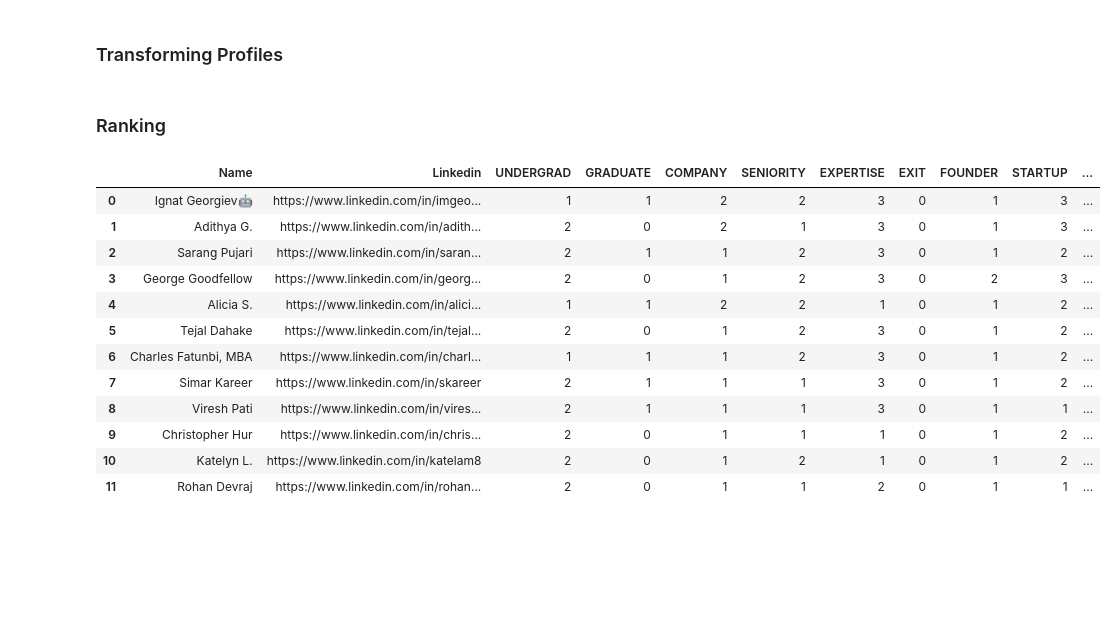
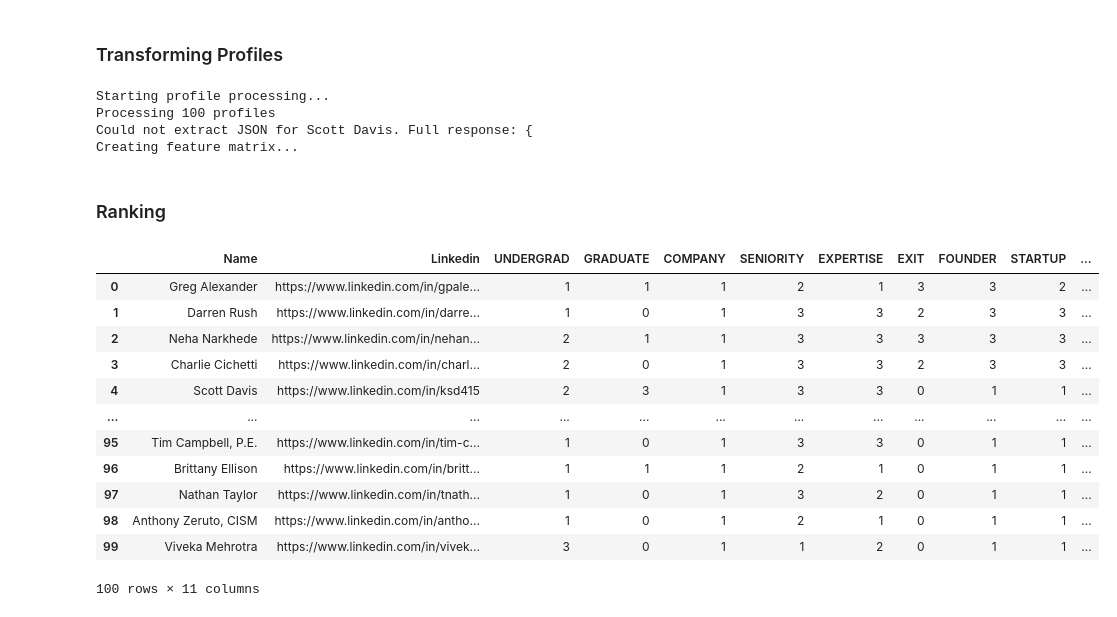
Before and after one commit to vireshpati/founder-rank, a Jupyter notebook: notebooks/founder-rank.ipynb, the cells around one changed output. Cells and saved outputs as stored; diff of their text form; code cells hidden in the pictures; blank space fills up the shorter version.

Commit message:
search pipeline run

```diff
--- a/notebooks/founder-rank.ipynb
+++ b/notebooks/founder-rank.ipynb
@@ -54,6 +57,25 @@ MODEL_PATH = '../models/founder_rank_best.pkl'
 # %%
+with open(f"../data/proxycurl/{LIST_NAME}.json", "r") as json_file:
+    data = json.load(json_file)
+ids = ",".join([f['profile']['public_identifier'] for f in data['results']])
+
 if SEARCH:
-    data = search_founders(px=px, limit=N)
+    data = search_founders(px=px, limit=N, ids=ids)
+
+    existing_data = {"results": []}
+    try:
+        with open(f"../data/proxycurl/{LIST_NAME}.json", "r") as json_file:
+            existing_data = json.load(json_file)
+
+        existing_data["results"].extend(data["results"])
+        data = existing_data
+    except FileNotFoundError:
+        # File doesn't exist yet, use new data as is
+        pass
+
+    # Save the combined data
+    with open(f"../data/proxycurl/{LIST_NAME}.json", "w") as json_file:
+        json.dump(data, json_file)
 else:
     data = []
     with open(f"../data/proxycurl/{LIST_NAME}.json", "r") as json_file:
@@ -66,7 +88,7 @@ else:
             print(f'already processed {url} ... skipping')
             continue
         print(f"Fetching profile: {url}")
-        profile = px.fetch_linkedin_profile(url, use_cache="if-recent")
+        profile = px.fetch_linkedin_profile(url, use_cache="if-present")
         if profile:
             data.append({"profile": profile})
 # %% [output]
@@ -113,31 +123,43 @@ data
 T = ProfileTransforms(data)
 DF_DIR = f'../data/sample_encodings/'
 
-# df = T.process_profiles(profiles=data, perplexity_client=pc, output_dir=DF_DIR,batch_code=LIST_NAME)
+df = T.process_profiles(profiles=data, perplexity_client=pc, output_dir=None,batch_code=LIST_NAME)
 
+import os
 
-df = pd.read_csv(f'{DF_DIR}{LIST_NAME}-profiles.csv', index_col=False)
-df['feature_vector'] = df['feature_vector'].apply(lambda x: np.fromstring(x.strip("[]"), sep=' '))
-T.df = df
+csv_path = f'{DF_DIR}{LIST_NAME}-profiles.csv'
+file_exists = os.path.isfile(csv_path)
+
+# If file exists, append without headers; otherwise create new file with headers
+df.to_csv(csv_path, mode='a', header=not file_exists, index=False)
+
+# df = pd.read_csv(f'{DF_DIR}{LIST_NAME}-profiles.csv', index_col=False)
+# df['feature_vector'] = df['feature_vector'].apply(lambda x: np.fromstring(x.strip("[]"), sep=' '))
+# T.df = df
+# %% [output]
+Starting profile processing...
+Processing 100 profiles
+Could not extract JSON for Scott Davis. Full response: {
+Creating feature matrix...
 # %% [markdown]
 ### Ranking
 # %%
 
 ranked_results = rank_profiles(df, T.get_feature_matrix(), model_dict=load_model(model_path=MODEL_PATH))
 display(ranked_results[['Name','Linkedin','UNDERGRAD','GRADUATE','COMPANY','SENIORITY','EXPERTISE','EXIT','FOUNDER','STARTUP','score']].sort_values(by="score", ascending=False))
 
-# ranked_results.to_csv(f'../out/founders-{len([f for f in os.listdir("../out") if f.startswith("founders-")]) + 1}.csv', index=False)
+ranked_results[['Name','Linkedin','Current Title','Current Company', 'score', 'UNDERGRAD','GRADUATE','COMPANY','SENIORITY','EXPERTISE','EXIT','FOUNDER','STARTUP']].to_csv(f'../out/{LIST_NAME}.csv', index=False)
 # %% [output]
 |  | Name | Linkedin | UNDERGRAD | GRADUATE | COMPANY | SENIORITY | EXPERTISE | EXIT | FOUNDER | STARTUP | ... |
-| 0 | Ignat Georgiev🤖 | https://www.linkedin.com/in/imgeo... | 1 | 1 | 2 | 2 | 3 | 0 | 1 | 3 | ... |
-| 1 | Adithya G. | https://www.linkedin.com/in/adith... | 2 | 0 | 2 | 1 | 3 | 0 | 1 | 3 | ... |
-| 2 | Sarang Pujari | https://www.linkedin.com/in/saran... | 2 | 1 | 1 | 2 | 3 | 0 | 1 | 2 | ... |
-| 3 | George Goodfellow | https://www.linkedin.com/in/georg... | 2 | 0 | 1 | 2 | 3 | 0 | 2 | 3 | ... |
-| 4 | Alicia S. | https://www.linkedin.com/in/alici... | 1 | 1 | 2 | 2 | 1 | 0 | 1 | 2 | ... |
-| 5 | Tejal Dahake | https://www.linkedin.com/in/tejal... | 2 | 0 | 1 | 2 | 3 | 0 | 1 | 2 | ... |
-| 6 | Charles Fatunbi, MBA | https://www.linkedin.com/in/charl... | 1 | 1 | 1 | 2 | 3 | 0 | 1 | 2 | ... |
-| 7 | Simar Kareer | https://www.linkedin.com/in/skareer | 2 | 1 | 1 | 1 | 3 | 0 | 1 | 2 | ... |
-| 8 | Viresh Pati | https://www.linkedin.com/in/vires... | 2 | 1 | 1 | 1 | 3 | 0 | 1 | 1 | ... |
-| 9 | Christopher Hur | https://www.linkedin.com/in/chris... | 2 | 0 | 1 | 1 | 1 | 0 | 1 | 2 | ... |
-| 10 | Katelyn L. | https://www.linkedin.com/in/katelam8 | 2 | 0 | 1 | 2 | 1 | 0 | 1 | 2 | ... |
-| 11 | Rohan Devraj | https://www.linkedin.com/in/rohan... | 2 | 0 | 1 | 1 | 2 | 0 | 1 | 1 | ... |
+| 0 | Greg Alexander | https://www.linkedin.com/in/gpale... | 1 | 1 | 1 | 2 | 1 | 3 | 3 | 2 | ... |
+| 1 | Darren Rush | https://www.linkedin.com/in/darre... | 1 | 0 | 1 | 3 | 3 | 2 | 3 | 3 | ... |
+| 2 | Neha Narkhede | https://www.linkedin.com/in/nehan... | 2 | 1 | 1 | 3 | 3 | 3 | 3 | 3 | ... |
+| 3 | Charlie Cichetti | https://www.linkedin.com/in/charl... | 2 | 0 | 1 | 3 | 3 | 2 | 3 | 3 | ... |
+| 4 | Scott Davis | https://www.linkedin.com/in/ksd415 | 2 | 3 | 1 | 3 | 3 | 0 | 1 | 1 | ... |
+| ... | ... | ... | ... | ... | ... | ... | ... | ... | ... | ... | ... |
+| 95 | Tim Campbell, P.E. | https://www.linkedin.com/in/tim-c... | 1 | 0 | 1 | 3 | 3 | 0 | 1 | 1 | ... |
+| 96 | Brittany Ellison | https://www.linkedin.com/in/britt... | 1 | 1 | 1 | 2 | 1 | 0 | 1 | 1 | ... |
+| 97 | Nathan Taylor | https://www.linkedin.com/in/tnath... | 1 | 0 | 1 | 3 | 2 | 0 | 1 | 1 | ... |
+| 98 | Anthony Zeruto, CISM | https://www.linkedin.com/in/antho... | 1 | 0 | 1 | 2 | 1 | 0 | 1 | 1 | ... |
+| 99 | Viveka Mehrotra | https://www.linkedin.com/in/vivek... | 3 | 0 | 1 | 1 | 2 | 0 | 1 | 1 | ... |
+100 rows × 11 columns
```
Also changed, not shown: parts of 7 cells of this notebook, 17 other files.
